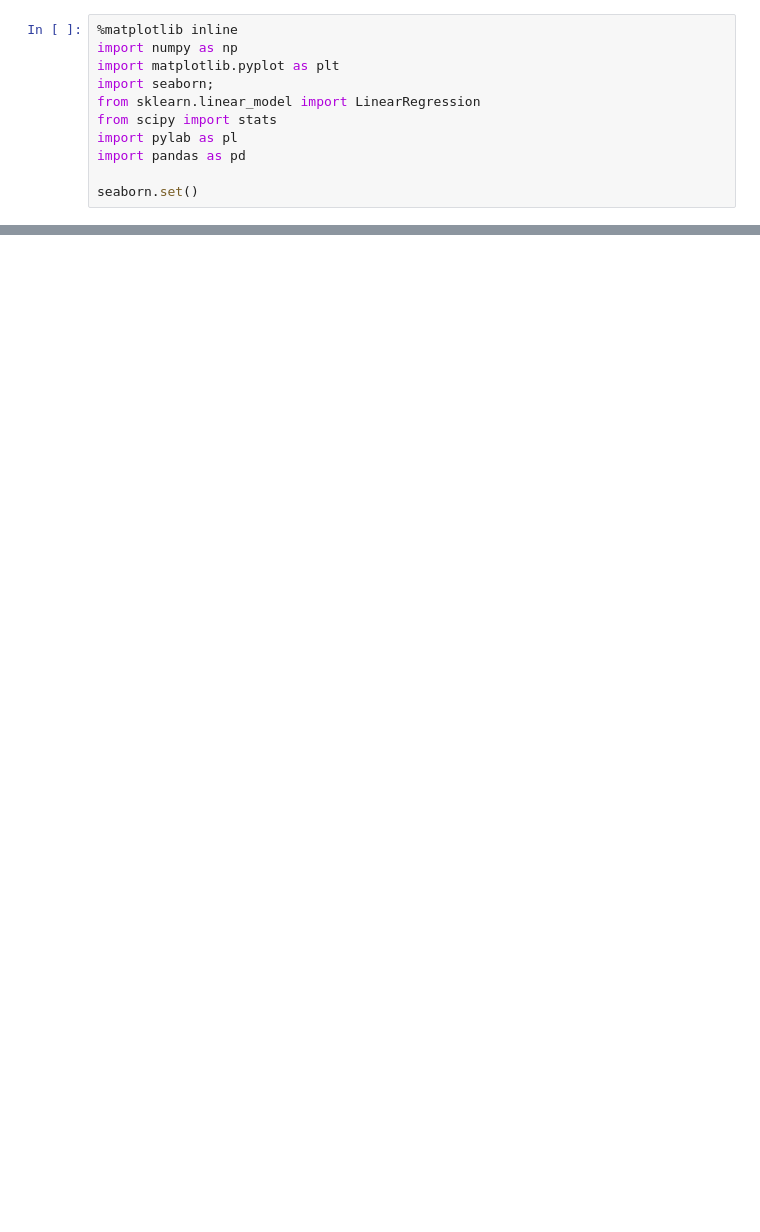
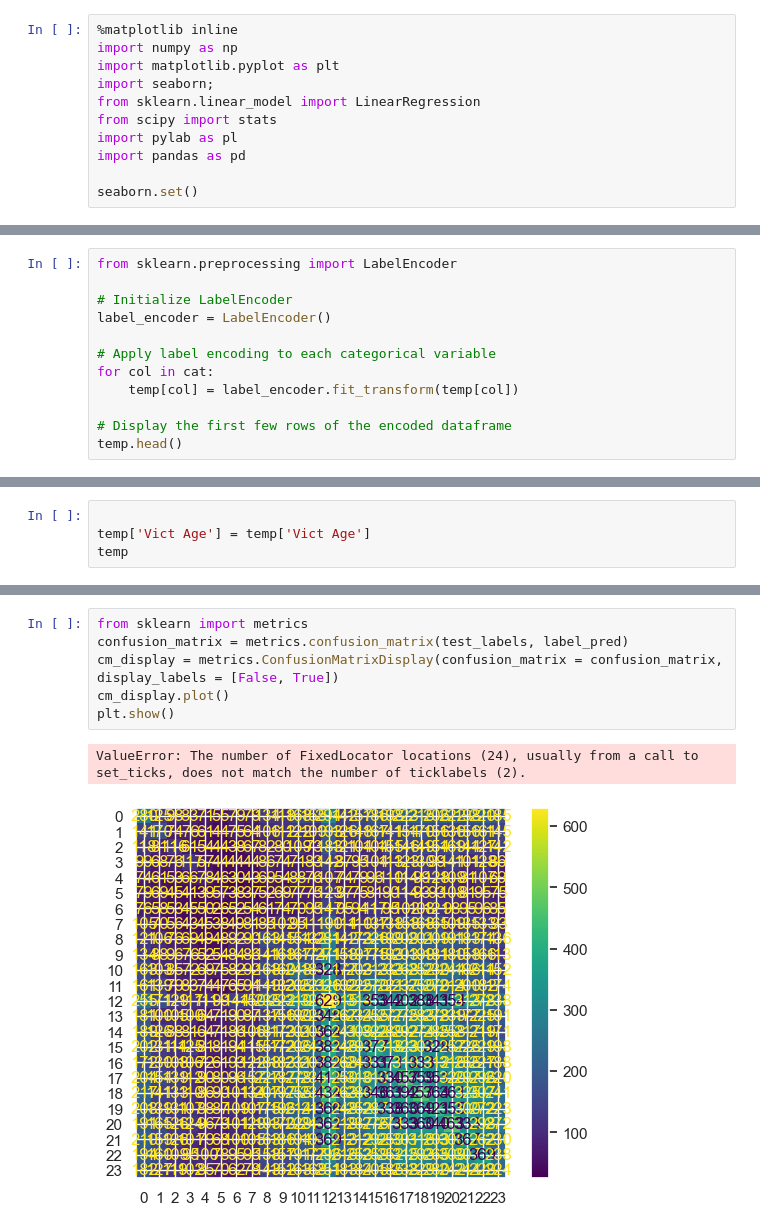
Before and after one commit to daisy-abbott/LA-Crime, a Jupyter notebook: exper.ipynb, the cells around one changed output, grey strips where cells are left out. Saved outputs shown, nothing was run; the diff lists cells and outputs as text; blank space fills up the shorter version.

```diff
--- a/exper.ipynb
+++ b/exper.ipynb
@@ -72,0 +81,12 @@ features
+# %%
+from sklearn.preprocessing import LabelEncoder
+
+# Initialize LabelEncoder
+label_encoder = LabelEncoder()
+
+# Apply label encoding to each categorical variable
+for col in cat:
+    temp[col] = label_encoder.fit_transform(temp[col])
+
+# Display the first few rows of the encoded dataframe
+temp.head()
@@ -72,0 +100,4 @@ features
+# %%
+
+temp['Vict Age'] = temp['Vict Age']
+temp
@@ -72,0 +217,9 @@ features
+# %%
+from sklearn import metrics
+confusion_matrix = metrics.confusion_matrix(test_labels, label_pred)
+cm_display = metrics.ConfusionMatrixDisplay(confusion_matrix = confusion_matrix, display_labels = [False, True])
+cm_display.plot()
+plt.show()
+# %% [output]
+ValueError: The number of FixedLocator locations (24), usually from a call to set_ticks, does not match the number of ticklabels (2).
+[figure, added]
```
Also changed, not shown: parts of 13 cells of this notebook.
